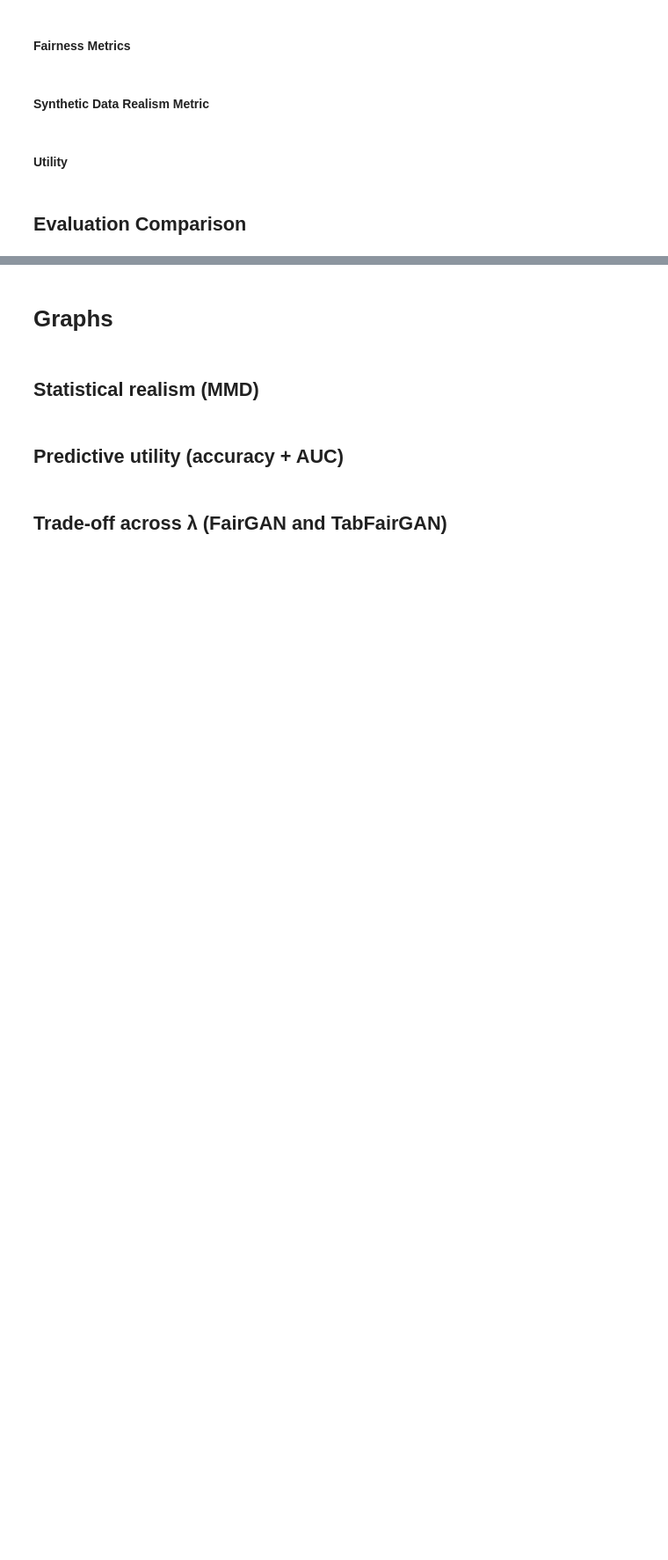
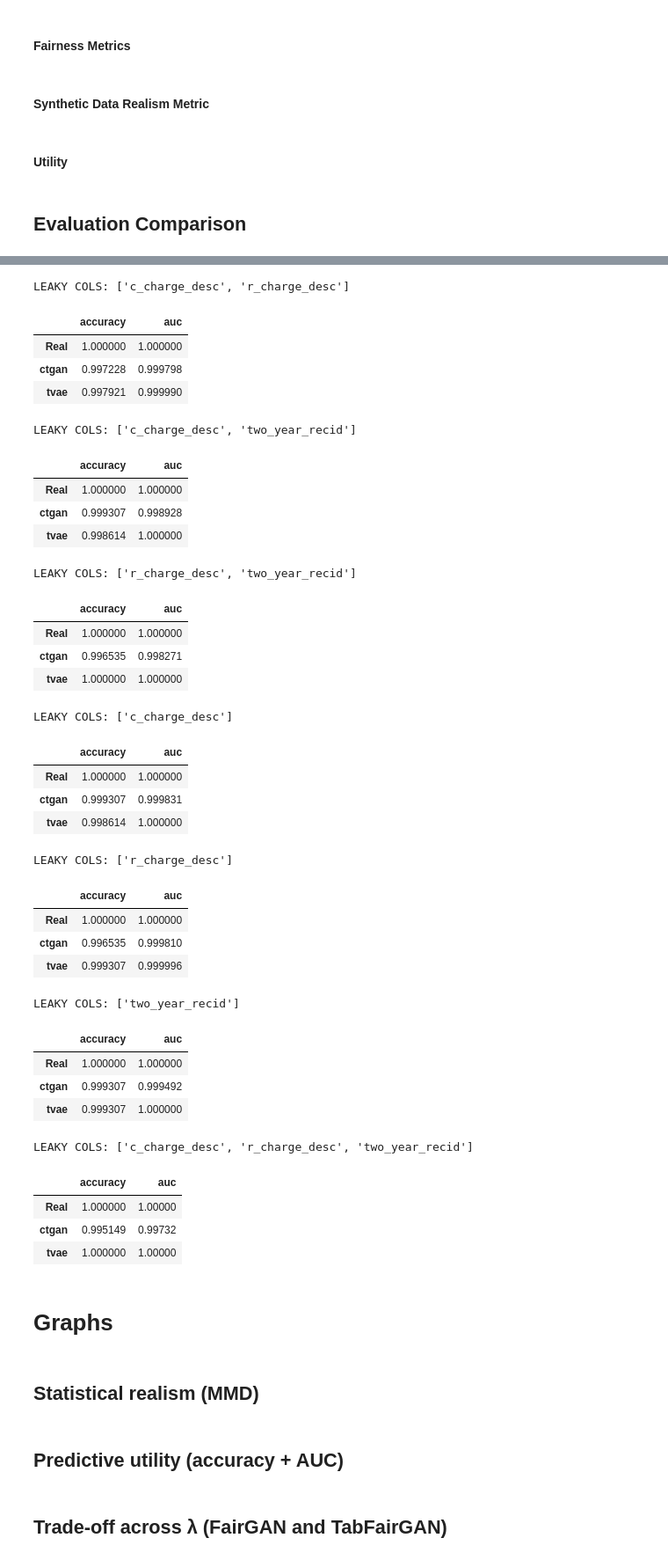
Before and after one commit to saramaggie/fair-synthetic-data-gen, a Jupyter notebook: Notebook_Classify_Eval.ipynb, the cells around one changed output, grey strips where cells are left out. Shown at 88% size. Saved outputs shown, nothing was run; the diff lists cells and outputs as text; code cells hidden in the pictures; blank space fills up the shorter version.

Commit message:
eval: Leaky columns comparison

```diff
--- a/Notebook_Classify_Eval.ipynb
+++ b/Notebook_Classify_Eval.ipynb
@@ -350,0 +401,37 @@ utility_df
+# %%
+from itertools import combinations
+
+leaky_cominations = [list(c) for c in combinations(LEAKY_COLS, 2)]
+
+
+final_dfs = {}
+
+for l in LEAKY_COLS:
+    leaky_cominations.append([l])
+leaky_cominations.append(LEAKY_COLS)
+
+for leaky_cols in leaky_cominations:
+    print(f"LEAKY COLS: {leaky_cols}")
+
+    X_real = real_df.drop(columns=[target_feature] + leaky_cols)
+    categorical_cols = X_real.select_dtypes(include=["object"]).columns.tolist()
+    numerical_cols = X_real.select_dtypes(exclude=["object"]).columns.tolist()
+    feature_order = X_real.columns.tolist()
+
+    real_model, synthetic_models = run_training_pipeline(
+        real_train_df,
+        synthetic_datasets,
+        target_feature,
+        categorical_cols,
+        numerical_cols,
+        feature_order,
+    )
+
+    # utility_df, fairness_df, realism_df = evaluate_all_metrics(real_model, synthetic_models, real_test_df, target_feature, sensitive_feature)
+
+    # temp_final_df = pd.concat([utility_df, fairness_df, realism_df], axis=1)
+    # final_dfs[str(leaky_cols)] = temp_final_df
+
+    final_dfs[str(leaky_cols)] = run_evaluate_utility(
+        real_model, synthetic_models, real_test_df, target_feature
+    )
@@ -351,3 +506,43 @@ utility_df
+# %%
+for leaky_cols, final_df in final_dfs.items():
+    print(f"LEAKY COLS: {leaky_cols}")
+    display(final_df.loc[["Real", "ctgan", "tvae"]])
+# %% [output]
+LEAKY COLS: ['c_charge_desc', 'r_charge_desc']
+|  | accuracy | auc |
+| Real | 1.000000 | 1.000000 |
+| ctgan | 0.997228 | 0.999798 |
+| tvae | 0.997921 | 0.999990 |
+LEAKY COLS: ['c_charge_desc', 'two_year_recid']
+|  | accuracy | auc |
+| Real | 1.000000 | 1.000000 |
+| ctgan | 0.999307 | 0.998928 |
+| tvae | 0.998614 | 1.000000 |
+LEAKY COLS: ['r_charge_desc', 'two_year_recid']
+|  | accuracy | auc |
+| Real | 1.000000 | 1.000000 |
+| ctgan | 0.996535 | 0.998271 |
+| tvae | 1.000000 | 1.000000 |
+LEAKY COLS: ['c_charge_desc']
+|  | accuracy | auc |
+| Real | 1.000000 | 1.000000 |
+| ctgan | 0.999307 | 0.999831 |
+| tvae | 0.998614 | 1.000000 |
+LEAKY COLS: ['r_charge_desc']
+|  | accuracy | auc |
+| Real | 1.000000 | 1.000000 |
+| ctgan | 0.996535 | 0.999810 |
+| tvae | 0.999307 | 0.999996 |
+LEAKY COLS: ['two_year_recid']
+|  | accuracy | auc |
+| Real | 1.000000 | 1.000000 |
+| ctgan | 0.999307 | 0.999492 |
+| tvae | 0.999307 | 1.000000 |
+LEAKY COLS: ['c_charge_desc', 'r_charge_desc', 'two_year_recid']
+|  | accuracy | auc |
+| Real | 1.000000 | 1.00000 |
+| ctgan | 0.995149 | 0.99732 |
+| tvae | 1.000000 | 1.00000 |
 # %%
 logger.setLevel(logging.INFO)
 # %%
```
Also changed, not shown: parts of 9 cells of this notebook.
